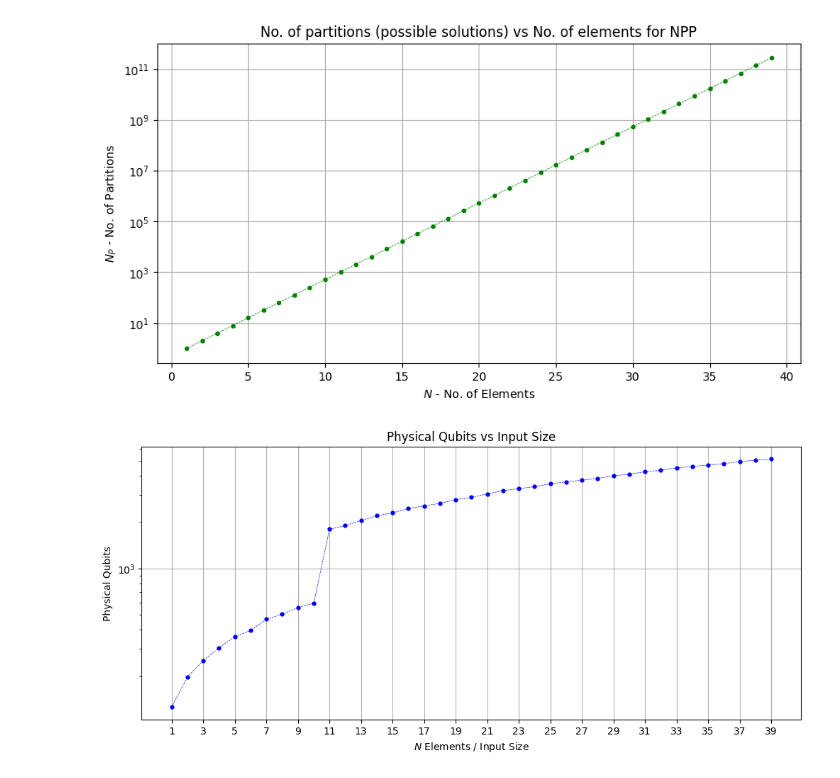
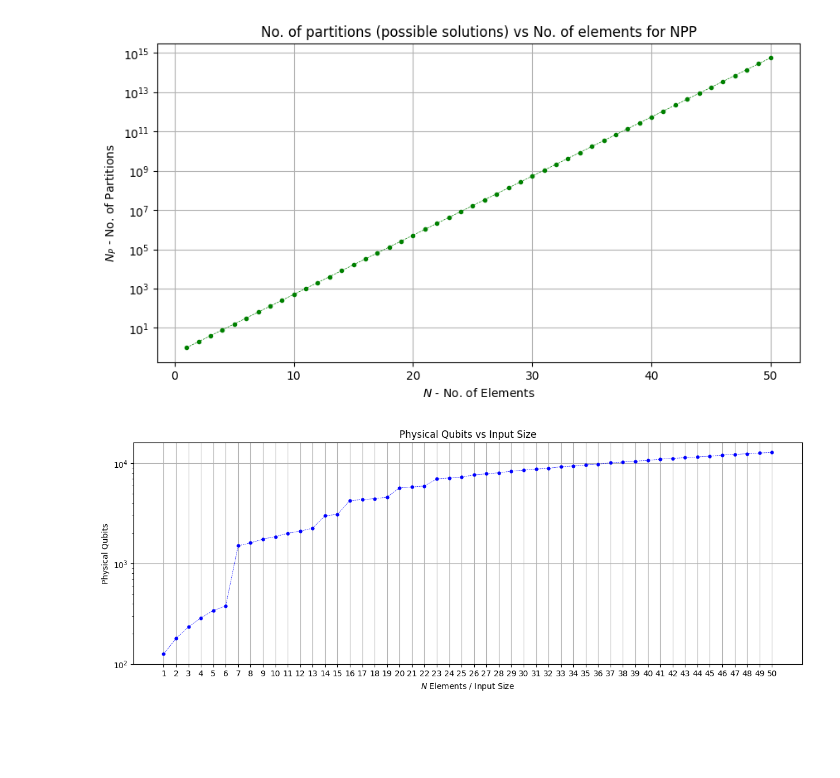
Before and after one commit to nikhil-co/QU_Cats_QRISE2024, a Jupyter notebook: resource estimation/qaoa_resource_esitmation_input_size.ipynb, the cells around one changed output. Cells and saved outputs as stored; diff of their text form; code cells hidden in the pictures; blank space fills up the shorter version.

Commit message:
Updated resource estimates

```diff
--- a/resource estimation/qaoa_resource_esitmation_input_size.ipynb
+++ b/resource estimation/qaoa_resource_esitmation_input_size.ipynb
@@ -28,7 +28,7 @@ For an array $A=\{a_1, a_2, a_3 ... a_n\}$ with $n$ elements the number of uniqu
 \end{equation}
 # %%
 # Plotting number of partitions vs number of elements for NPP
-input_size_plot = np.arange(1, 40, 1)
+input_size_plot = np.arange(1, 51, 1)
 n_partitions = np.power(2,input_size_plot-1,dtype=np.int64)
 
 plt.figure(figsize=(10, 5),dpi=100)
@@ -43,7 +43,7 @@ plt.title("No. of partitions (possible solutions) vs No. of elements for NPP")
 
 plt.show()
 # %% [output]
-[figure, old version]
+[figure, new version]
 # %%
 %%qsharp
 // Q# snippet used to create and simulate the QAOA circuit.
@@ -144,17 +144,17 @@ resources = {"n_physical_qubits": ["physicalCounts","physicalQubits"],
             "n_tstates": ["physicalCounts","breakdown","numTstates"],
             "required_logical_qubit_error": ["physicalCounts","breakdown","requiredLogicalQubitErrorRate"],
             "Code_distance": ["logicalQubit","codeDistance"],
-            "tfactory_percentage": ["physicalCountsFormatted","physicalQubitsForTfactoriesPercentage"]}
+            "Tfactory_percentage": ["physicalCountsFormatted","physicalQubitsForTfactoriesPercentage"],
+            "total_Tfactory_qubits":["physicalCounts","breakdown","physicalQubitsForTfactories"],
+            "n_Tfactory": ["physicalCounts","breakdown","numTfactories"],
+            "Tfactory_qubits":["tfactory","physicalQubits"]}
 # %%
-runNames = ["Gate-based µs, 10⁻⁴"]
-
 test_params =[{
         "errorBudget": 0.09,
-        "qubitParams": { "name": "qubit_gate_us_e4" },
-        "qecScheme": { "name": "surface_code" }
-}]
-
-
+        "qubitParams": { "name": "qubit_gate_ns_e4" },
+        "qecScheme": { "name": "surface_code" },
+        "constraints": {"maxDuration":"3 s"}}
+]
 
 physical_qubits = []
 runtime = []
@@ -163,6 +163,10 @@ n_tstates = []
 required_error = []
 code_distance = []
 tfactory_percentage = []
+total_tfactory_qubits = []
+n_Tfactory = []
+Tfactory_qubits =  []
+
 
 for input_size in input_size_plot:
     input_str = generate_qsharp_string(input_size,1)
@@ -182,21 +186,29 @@ for input_size in input_size_plot:
                           [resources["required_logical_qubit_error"][2]])
     code_distance.append(result[resources["Code_distance"][0]]
                          [resources["Code_distance"][1]])
-    tfactory_percentage.append(result[resources["tfactory_percentage"][0]]
-                         [resources["tfactory_percentage"][1]])
+    tfactory_percentage.append(result[resources["Tfactory_percentage"][0]]
+                         [resources["Tfactory_percentage"][1]])
+    total_tfactory_qubits.append(result[resources["total_Tfactory_qubits"][0]]
+                         [resources["total_Tfactory_qubits"][1]]
+                         [resources["total_Tfactory_qubits"][2]])
+    n_Tfactory.append(result[resources["n_Tfactory"][0]]
+                      [resources["n_Tfactory"][1]]
+                      [resources["n_Tfactory"][2]])
+    Tfactory_qubits.append(result[resources["Tfactory_qubits"][0]]
+                         [resources["Tfactory_qubits"][1]])
 # %%
-plt.figure(figsize=(12, 5),dpi=100)
+plt.figure(figsize=(15, 5),dpi=100)
 plt.plot(input_size_plot,physical_qubits,c='blue',ls='--',lw=0.5,marker='.',ms=7)
 
 plt.yscale('log')
-plt.xticks(input_size_plot[::2])
+plt.xticks(input_size_plot)
 
 plt.xlabel('$N$ Elements / Input Size')
 plt.ylabel('Physical Qubits')
 
 plt.grid()
 plt.title("Physical Qubits vs Input Size")
 
 plt.show()
 # %% [output]
-[figure, old version]
+[figure, new version]
```
Also changed, not shown: parts of 12 cells of this notebook, 1 other file.
